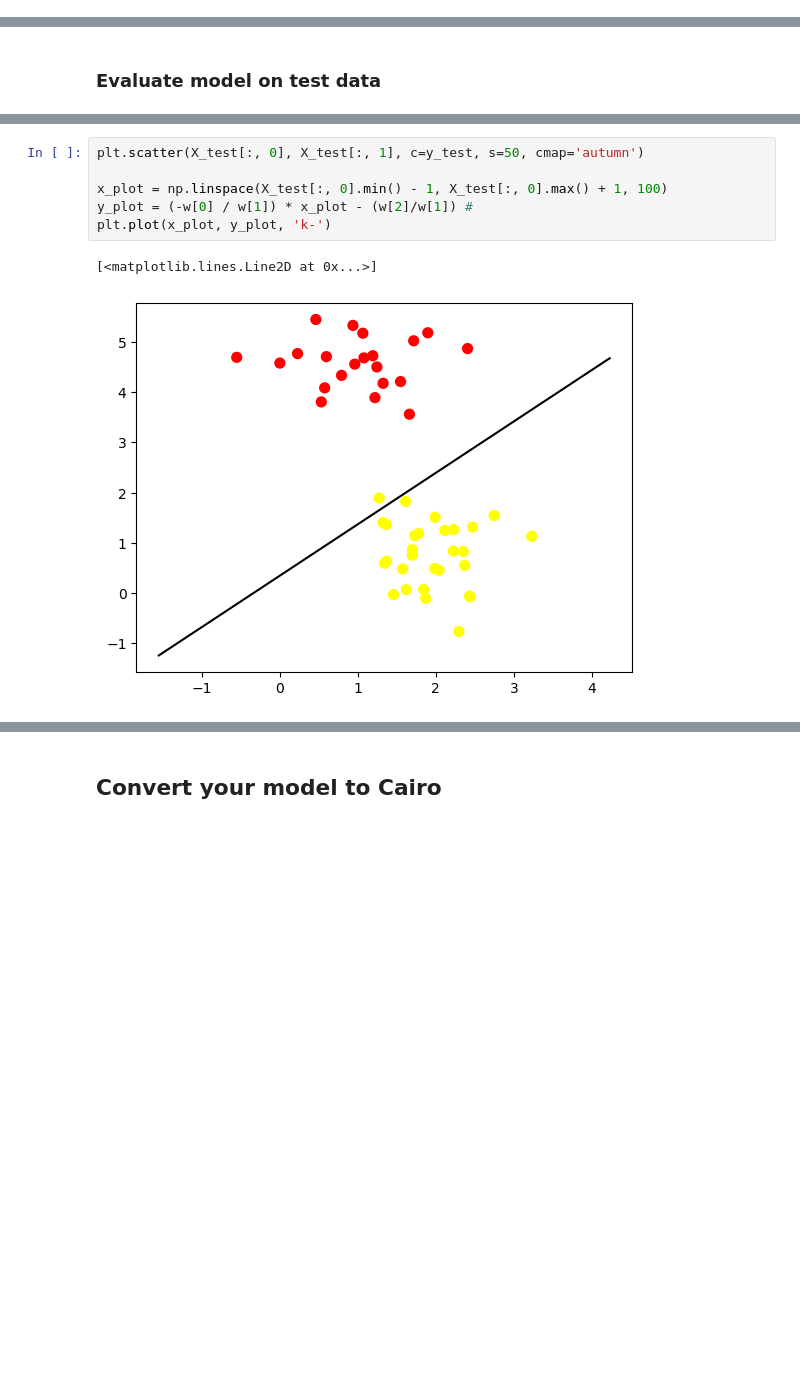
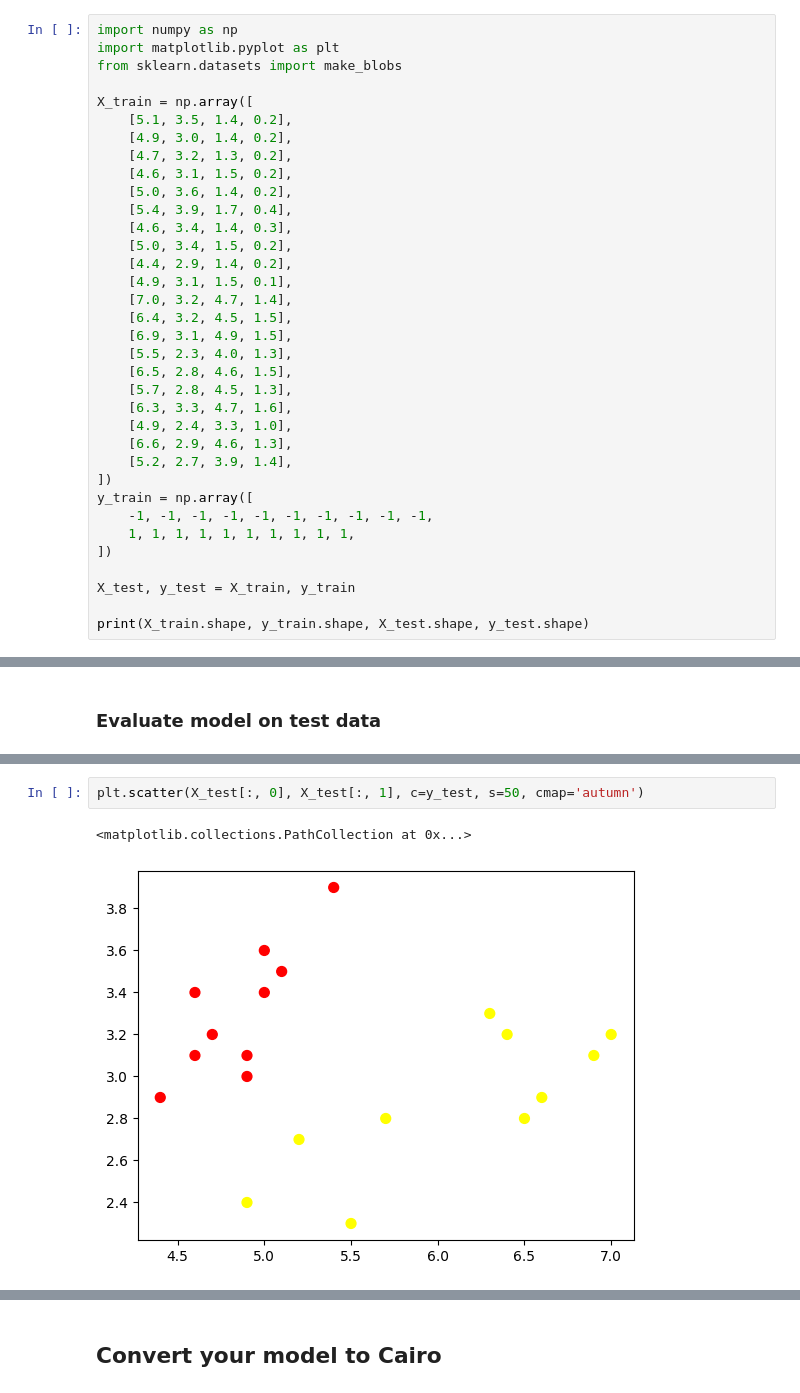
Before and after one commit to zkonduit/zkml-framework-benchmarks, a Jupyter notebook: notebooks/svm_classifications/orion.ipynb, the cells around one changed output, grey strips where cells are left out. Drawn from its saved outputs; the diff is of its cells as text; blank space fills up the shorter version.

```diff
--- a/notebooks/svm_classifications/orion.ipynb
+++ b/notebooks/svm_classifications/orion.ipynb
@@ -27,0 +11,35 @@ print(X_train.shape, y_train.shape, X_test.shape, y_test.shape)
+# %%
+import numpy as np
+import matplotlib.pyplot as plt
+from sklearn.datasets import make_blobs
+
+X_train = np.array([
+    [5.1, 3.5, 1.4, 0.2],
+    [4.9, 3.0, 1.4, 0.2],
+    [4.7, 3.2, 1.3, 0.2],
+    [4.6, 3.1, 1.5, 0.2],
+    [5.0, 3.6, 1.4, 0.2],
+    [5.4, 3.9, 1.7, 0.4],
+    [4.6, 3.4, 1.4, 0.3],
+    [5.0, 3.4, 1.5, 0.2],
+    [4.4, 2.9, 1.4, 0.2],
+    [4.9, 3.1, 1.5, 0.1],
+    [7.0, 3.2, 4.7, 1.4],
+    [6.4, 3.2, 4.5, 1.5],
+    [6.9, 3.1, 4.9, 1.5],
+    [5.5, 2.3, 4.0, 1.3],
+    [6.5, 2.8, 4.6, 1.5],
+    [5.7, 2.8, 4.5, 1.3],
+    [6.3, 3.3, 4.7, 1.6],
+    [4.9, 2.4, 3.3, 1.0],
+    [6.6, 2.9, 4.6, 1.3],
+    [5.2, 2.7, 3.9, 1.4],
+])
+y_train = np.array([
+    -1, -1, -1, -1, -1, -1, -1, -1, -1, -1,
+    1, 1, 1, 1, 1, 1, 1, 1, 1, 1,
+])
+
+X_test, y_test = X_train, y_train
+
+print(X_train.shape, y_train.shape, X_test.shape, y_test.shape)
@@ -125,9 +147,5 @@ Next, we will visualize the obtained hyperplane, determined by $\mathbf{w} = (0.
 # %%
 plt.scatter(X_test[:, 0], X_test[:, 1], c=y_test, s=50, cmap='autumn')
-
-x_plot = np.linspace(X_test[:, 0].min() - 1, X_test[:, 0].max() + 1, 100)
-y_plot = (-w[0] / w[1]) * x_plot - (w[2]/w[1]) #
-plt.plot(x_plot, y_plot, 'k-')
 # %% [output]
-[<matplotlib.lines.Line2D at 0x...>]
+<matplotlib.collections.PathCollection at 0x...>
-[figure, old version]
+[figure, new version]
```
Also changed, not shown: parts of 22 cells of this notebook, 4 other files.
